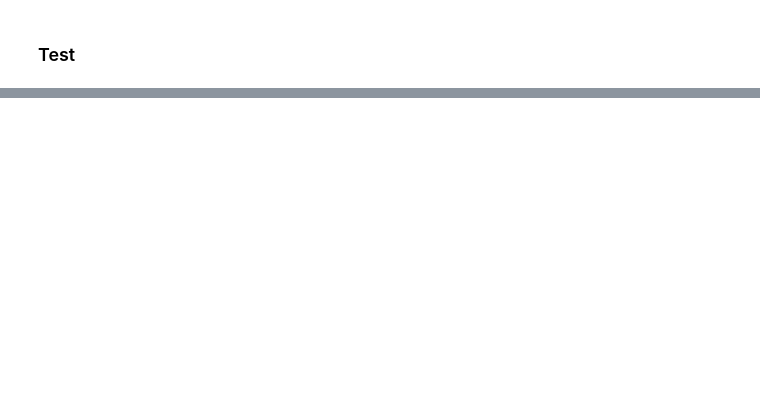
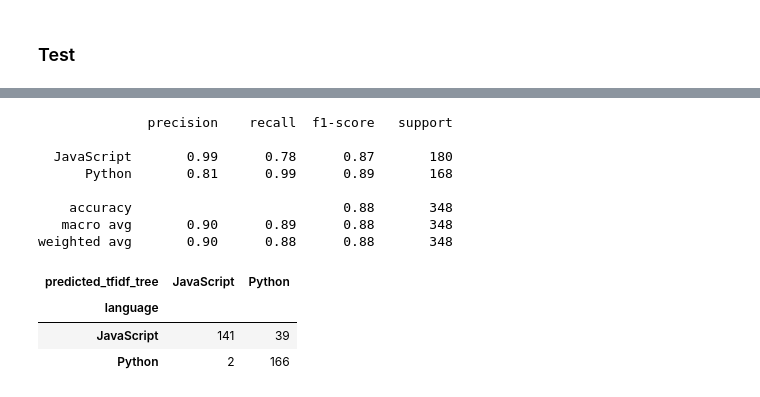
Before and after one commit to Brandon-Martinez27/nlp_project, a Jupyter notebook: l_mvp.ipynb, the cells around one changed output, grey strips where cells are left out. Cells and saved outputs as stored; diff of their text form; code cells hidden in the pictures; blank space fills up the shorter version.

```diff
--- a/l_mvp.ipynb
+++ b/l_mvp.ipynb
@@ -449,0 +479,18 @@ weighted avg       0.96      0.96      0.96       117
+# %%
+
+# print('Decision Tree TF-IDF Accuracy:',accuracy_score(train.language, train.predicted_tfidf).round(2)*100,'%','\n')
+print(classification_report(train.language, train.predicted_tfidf_tree))
+pd.crosstab(train.language, train.predicted_tfidf_tree)
+# %% [output]
+              precision    recall  f1-score   support
+
+  JavaScript       0.99      0.78      0.87       180
+      Python       0.81      0.99      0.89       168
+
+    accuracy                           0.88       348
+   macro avg       0.90      0.89      0.88       348
+weighted avg       0.90      0.88      0.88       348
+| predicted_tfidf_tree | JavaScript | Python |
+| language |  |  |
+| JavaScript | 141 | 39 |
+| Python | 2 | 166 |
```
Also changed, not shown: parts of 16 cells of this notebook.
